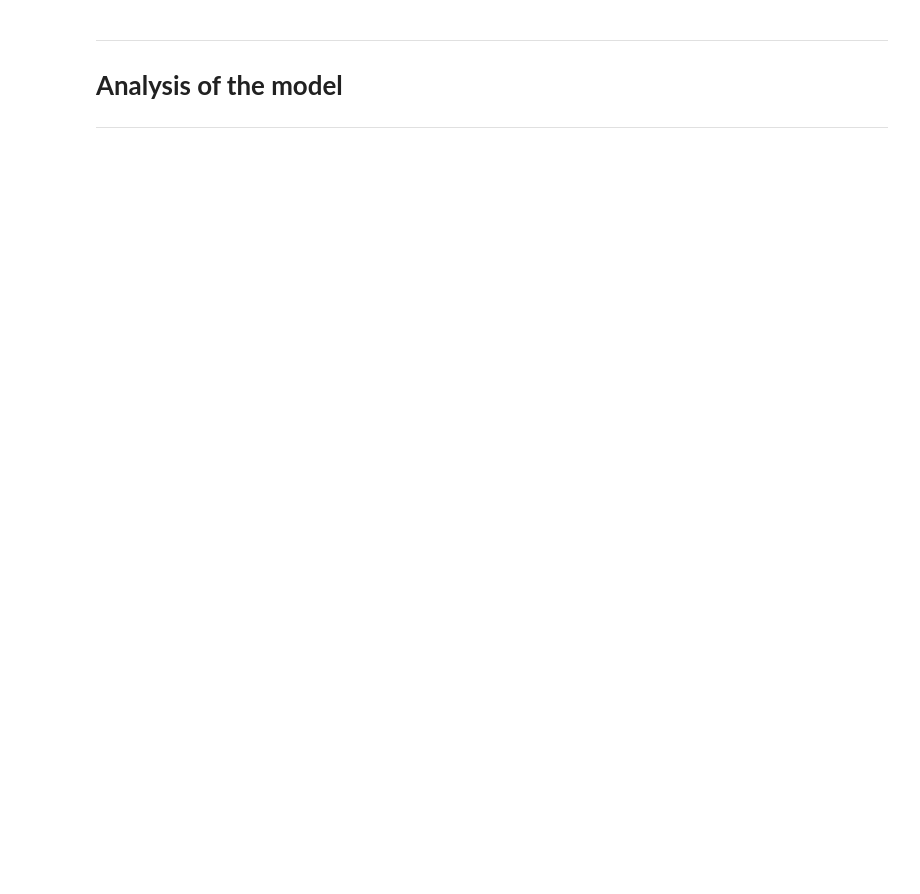
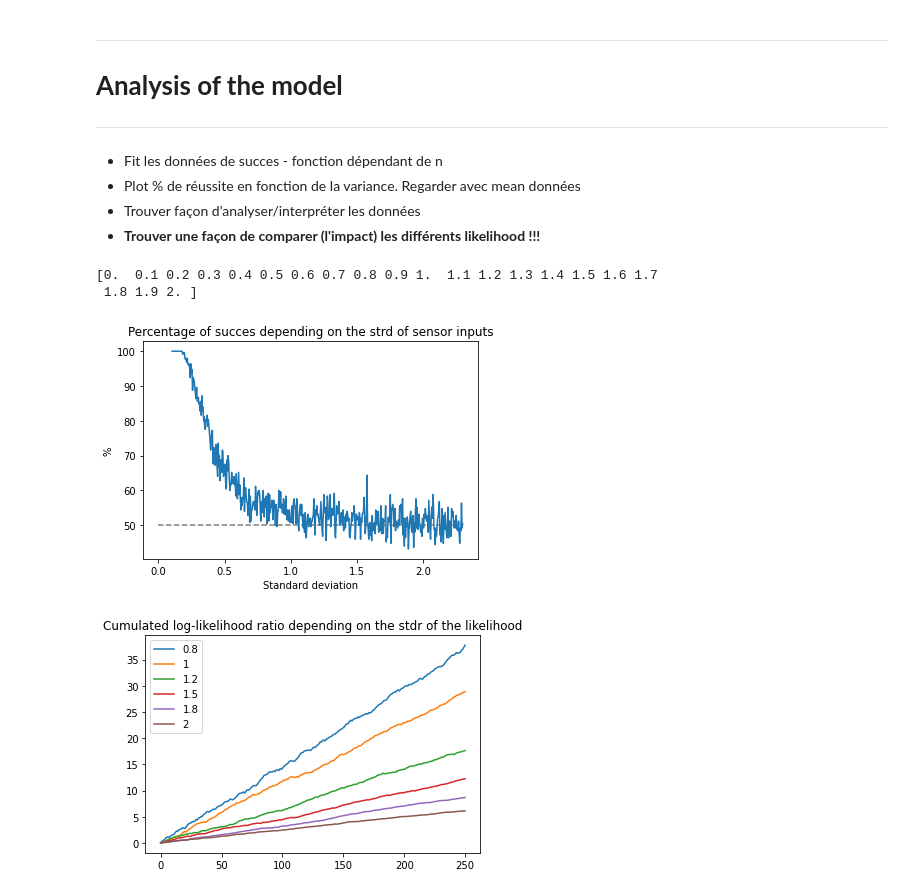
Before and after one commit to Leo166/gbio_project, a Jupyter notebook: Projet_gbio.ipynb, the cells around one changed output. Saved outputs shown, nothing was run; the diff lists cells and outputs as text; code cells hidden in the pictures; blank space fills up the shorter version.

```diff
--- a/Projet_gbio.ipynb
+++ b/Projet_gbio.ipynb
@@ -217,3 +253,50 @@ Je pense que c'est représentatif là et interpretable. Si on augmente les strd,
 ---------------
 # **Analysis of the model**
 ---------------
+# %% [markdown]
+*   Fit les données de succes - fonction dépendant de n
+*   Plot % de réussite en fonction de la variance. Regarder avec mean données
+*   Trouver façon d'analyser/interpréter les données
+*   **Trouver une façon de comparer (l'impact) les différents likelihood !!!**
+# %%
+print(np.linspace(0, 2, 21))
+# %% [output]
+[0.  0.1 0.2 0.3 0.4 0.5 0.6 0.7 0.8 0.9 1.  1.1 1.2 1.3 1.4 1.5 1.6 1.7
+ 1.8 1.9 2. ]
+# %%
+#Plot percentage of succes (1) depending on the variance of the likelihood (normal)
+succes = []
+param = [0.02, 0.02]
+# param = [2, 2]
+nbr_trials = 250
+# interv = np.linspace(0, 5, 51)[1:-1]
+interv = np.linspace(0, 2.2, 501)[1:-1]
+
+for i in interv:
+  i += 0.01
+  decision_up, decision_down, decision = decision_making(i, i, 1, nbr_trials, 0, param)
+  # decision_up, decision_down, decision = decision_making(0.2, 0.2, 1, nbr_trials, 0, [i, i])
+  percentage_of_succes = 100*decision_up[-1]/nbr_trials
+  succes.append(percentage_of_succes)
+
+plt.plot((interv+0.1), np.array(succes), '-', label="Percentage of succes")
+plt.hlines(50, 0, np.max(interv+0.1), colors='C7', linestyles='dashed', linewidth=1.5)
+plt.xlabel("Standard deviation")
+plt.ylabel("%")
+plt.title("Percentage of succes depending on the strd of sensor inputs")
+plt.show()
+
+param = [12, 12]
+# for i in np.linspace(0, 2, 11)[1:-1]:
+# for i in [0.04, 0.06, 0.08, 0.1, 0.15, 0.2]:
+for i in [0.8, 1, 1.2, 1.5, 1.8, 2]:
+  # i += 0.01
+  # decision_up, decision_down, decision = decision_making(i, i, 1, nbr_trials, 0, param)
+  decision_up, decision_down, decision = decision_making(0.2, 0.2, 1, nbr_trials, 0, [i, i])
+  plt.plot(range(len(decision)), decision, label=str(i))
+plt.legend()
+plt.title('Cumulated log-likelihood ratio depending on the stdr of the likelihood')
+plt.show()
+# %% [output]
+[figure, added]
+[figure, added]
```
Also changed, not shown: parts of 12 cells of this notebook.
